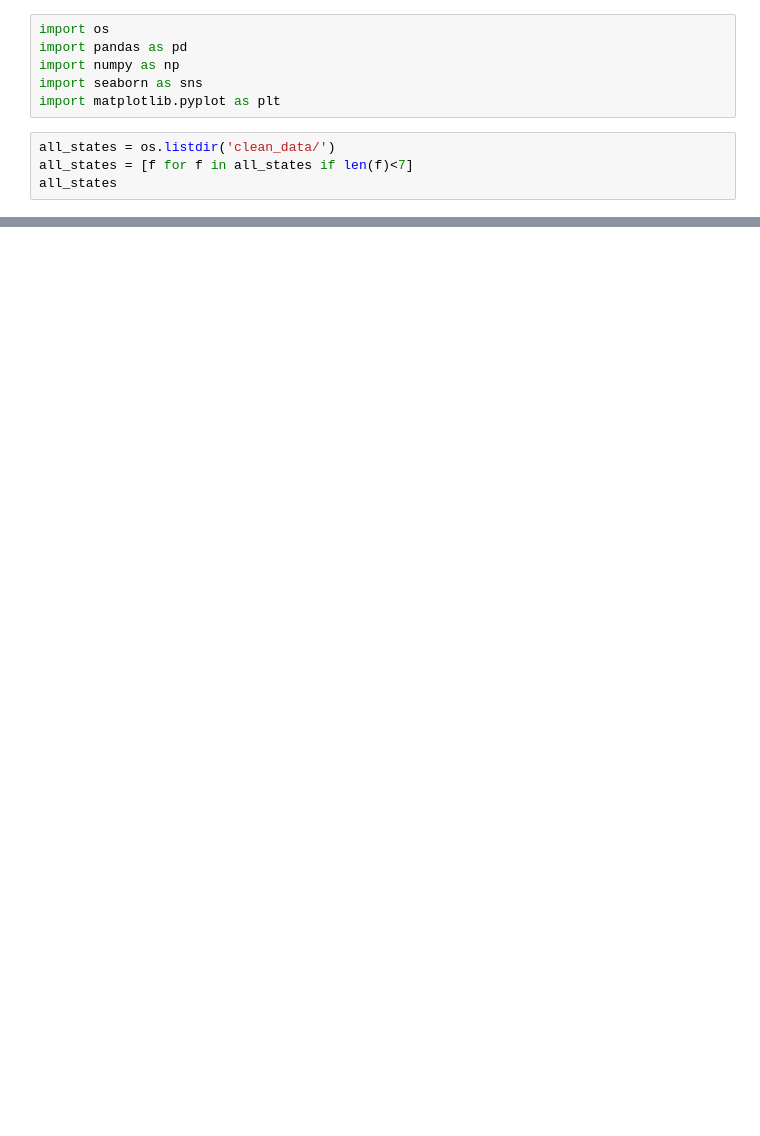
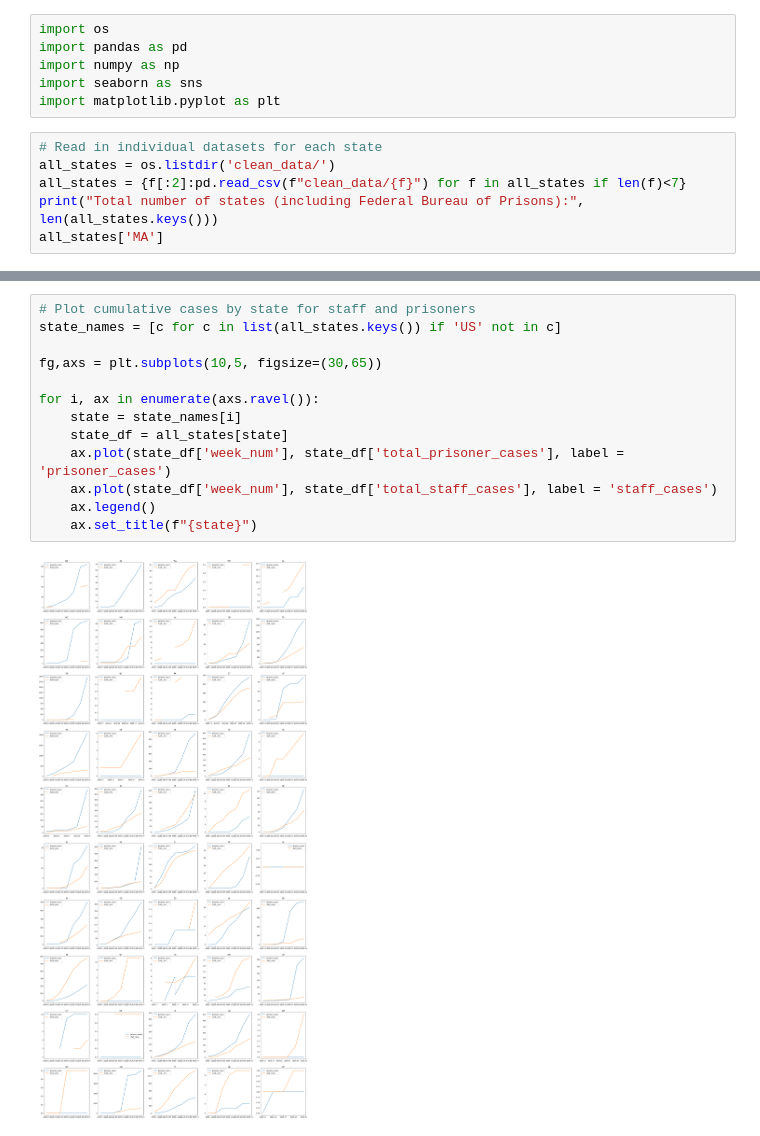
Before and after one commit to AmberCXX/Summer2020_MIT_COVID_Datathon, a Jupyter notebook: 02-exploratory-data-analysis.ipynb, the cells around one changed output, grey strips where cells are left out. Cells and saved outputs as stored; diff of their text form; blank space fills up the shorter version.

```diff
--- a/02-exploratory-data-analysis.ipynb
+++ b/02-exploratory-data-analysis.ipynb
@@ -5,7 +5,9 @@ import numpy as np
 import seaborn as sns
 import matplotlib.pyplot as plt
 # %%
+# Read in individual datasets for each state
 all_states = os.listdir('clean_data/')
-all_states = [f for f in all_states if len(f)<7]
-all_states
+all_states = {f[:2]:pd.read_csv(f"clean_data/{f}") for f in all_states if len(f)<7}
+print("Total number of states (including Federal Bureau of Prisons):", len(all_states.keys()))
+all_states['MA']
 # %% [output]
@@ -28,0 +23,15 @@ all_states
+# %%
+# Plot cumulative cases by state for staff and prisoners
+state_names = [c for c in list(all_states.keys()) if 'US' not in c]
+
+fg,axs = plt.subplots(10,5, figsize=(30,65))
+
+for i, ax in enumerate(axs.ravel()):
+    state = state_names[i]
+    state_df = all_states[state]
+    ax.plot(state_df['week_num'], state_df['total_prisoner_cases'], label = 'prisoner_cases')
+    ax.plot(state_df['week_num'], state_df['total_staff_cases'], label = 'staff_cases')
+    ax.legend()
+    ax.set_title(f"{state}")
+# %% [output]
+[figure, added]
```
Also changed, not shown: parts of 12 cells of this notebook, 1 other file.
